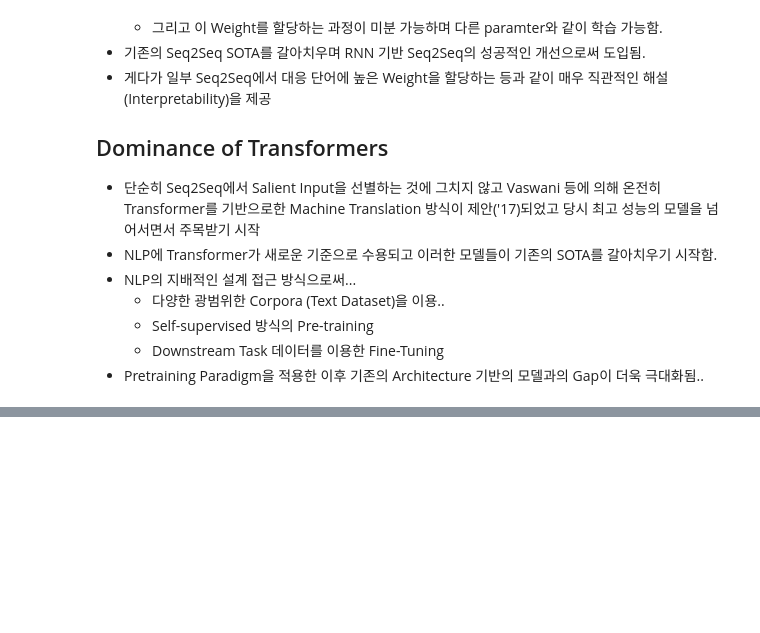
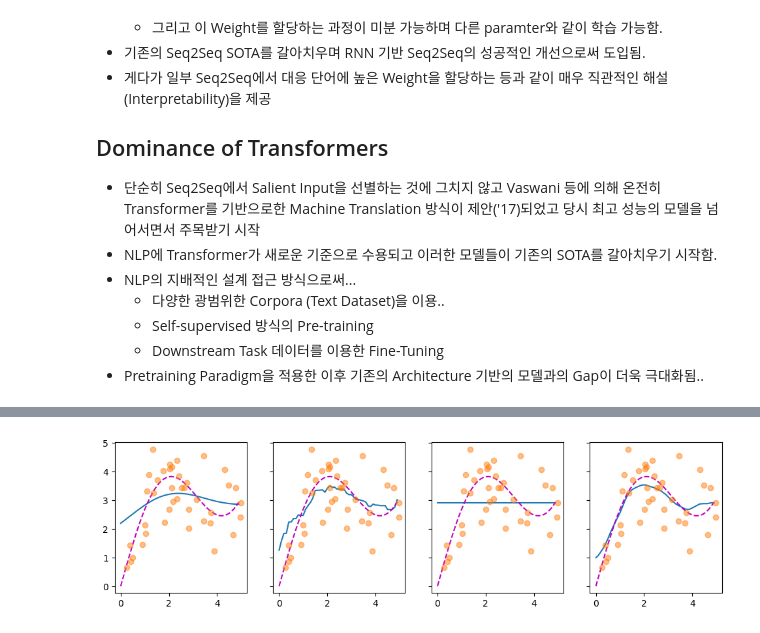
Before and after one commit to fritzprix/ml_note, a Jupyter notebook: study/transformer.ipynb, the cells around one changed output, grey strips where cells are left out. Saved outputs shown, nothing was run; the diff lists cells and outputs as text; code cells hidden in the pictures; blank space fills up the shorter version.

```diff
--- a/study/transformer.ipynb
+++ b/study/transformer.ipynb
@@ -71,0 +121,37 @@ class DotProductAttention(nn.Module):
+# %%
+import torch
+
+def f(x):
+    return 2 * torch.sin(x) + x
+
+n = 40
+
+x_train, _ = torch.sort(torch.rand(n) * 5)
+y_train = f(x_train) + torch.randn(n)
+x_val = torch.arange(0, 5, 0.1)
+y_val = f(x_val)
+# %%
+def nadaraya_watson(x_train, y_train, x_val, kernel):
+    dists = x_train.reshape((-1, 1)) - x_val.reshape((1, -1))
+    k = kernel(dists).type(torch.float32)
+    attention_w = k / k.sum(0)
+    y_hat = y_train @ attention_w
+    return y_hat, attention_w
+# %%
+from matplotlib import pyplot as plt
+def plot(x_train, y_train, x_val, y_val, kernels, attention=False):
+    fig, axes = plt.subplots(1, len(kernels), sharey=True, figsize=(12,3))
+    for (name, kernel), ax in zip(kernels, axes):
+        y_hat, attention_w = nadaraya_watson(x_train=x_train, y_train=y_train, x_val=x_val, kernel=kernel)
+        if attention:
+            pcm = ax.imshow(attention_w.detach().numpy(), cmap='Reds')
+        else:
+            ax.plot(x_val, y_hat)
+            ax.plot(x_val, y_val, 'm--')
+            ax.plot(x_train, y_train, 'o', alpha=0.5)
+    if attention:
+        fig.colorbar(pcm, ax=axes, shrink=0.7)
+
+plot(x_train=x_train, y_train=y_train, x_val=x_val, y_val=y_val, kernels=kernels)
+# %% [output]
+[figure, added]
```
Also changed, not shown: parts of 13 cells of this notebook.
